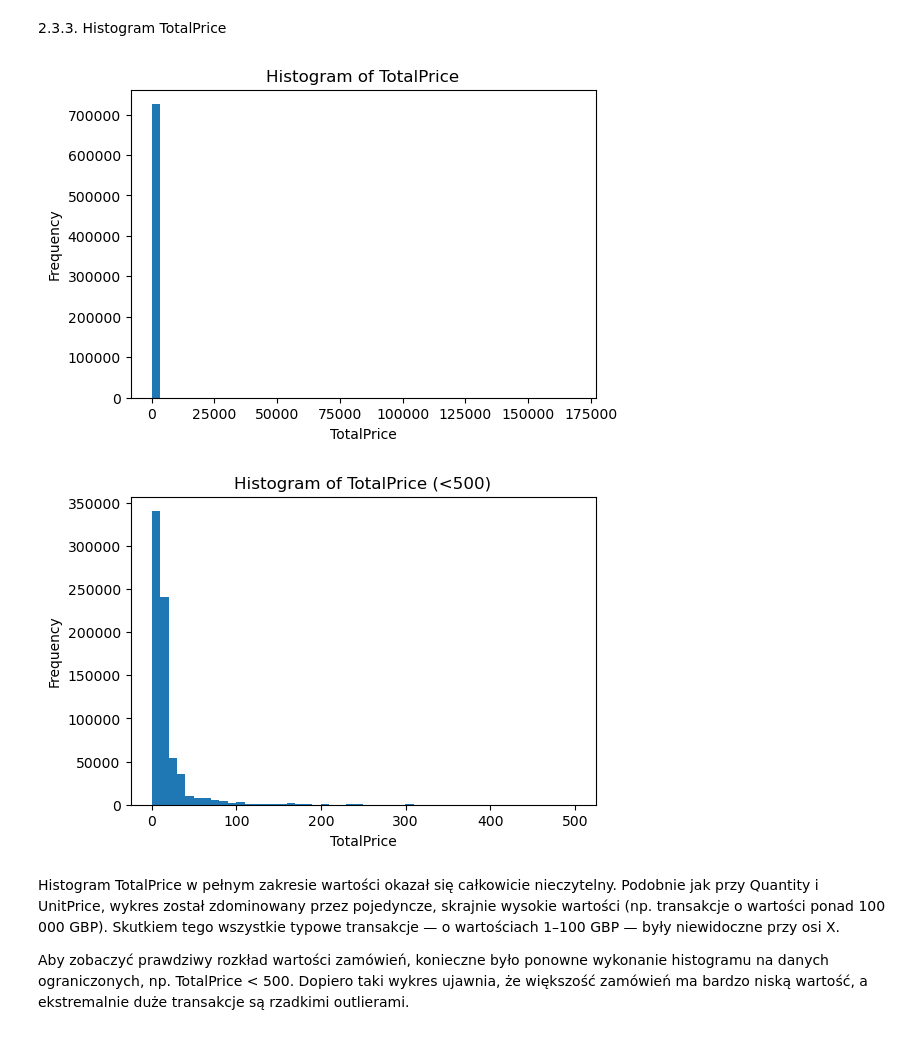
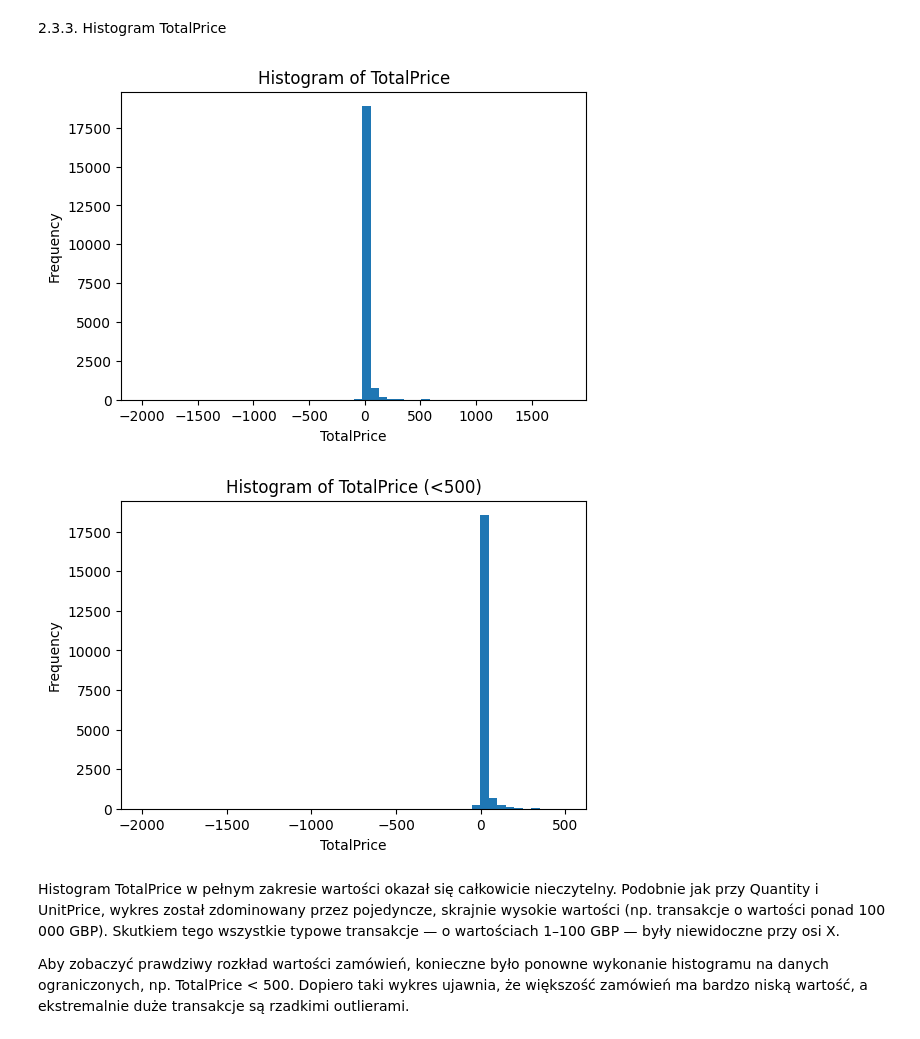
Before and after one commit to lukaszkortals/ML_Online_Retail_II, a Jupyter notebook: notebooks/project.ipynb, the cells around one changed output. Saved outputs shown, nothing was run; the diff lists cells and outputs as text; code cells hidden in the pictures.

Commit message:
data preprocesing głównie

```diff
--- a/notebooks/project.ipynb
+++ b/notebooks/project.ipynb
@@ -13,20 +37,9 @@ dekoracyjne i prezenty. Zbiór obejmuje okres od 01.12.2009 do 09.12.2011 i zawi
 # %%
-import pandas as pd
-
-# wczytanie danych
-file_path = "../data/online_retail_II.xlsx"
-df1 = pd.read_excel(file_path, sheet_name="Year 2009-2010")
-df2 = pd.read_excel(file_path, sheet_name="Year 2010-2011")
-
-# łączenie danych
-df = pd.concat([df1, df2], ignore_index=True)
-
-# konwersja typu kolumny InvoiceDate na datetime
-df["InvoiceDate"] = pd.to_datetime(df["InvoiceDate"])
-
-# tworzenie kolumny TotalPrice
+# domyślnie jest 1000 żeby nie czekać 3 dni
+df = load_df_from_kaggle(max_rows=10000)
+#df = Or2.load_local()
+# todo PRZENIESC DO AJKIEGOS PREPROCES DATA CZY COS
 df["TotalPrice"] = df["Quantity"] * df["Price"]
-
 df.head()
 df.info()
 # %% [output]
@@ -54,18 +64,0 @@ memory usage: 73.3+ MB
-# %%
-# Usuń anulowane faktury (Invoice zaczyna się od "C")
-df = df[~df["Invoice"].astype(str).str.startswith("C")]
-
-# Usuń rekordy z Quantity <= 0 i Price <= 0
-df = df[(df["Quantity"] > 0) & (df["Price"] > 0)]
-
-# Usuń rekordy bez Customer ID
-df = df[df["Customer ID"].notna()]
-
-# Zamiana typ Customer ID na int
-df["Customer ID"] = df["Customer ID"].astype(int)
-
-# Filtrowanie tylko na UK
-df = df[df["Country"] == "United Kingdom"]
-
-df.info()
-df.head()
@@ -142,21 +131,21 @@ Pierwszy histogram wykonany dla wszystkich wartości UnitPrice też okazał się
 2.3.3. Histogram TotalPrice
 # %%
 plt.figure(figsize=(6,4))
-plt.hist(df["TotalPrice"], bins=50)
+plt.hist(df[COL_TOTAL_PRICE], bins=50)
 plt.title("Histogram of TotalPrice")
 plt.xlabel("TotalPrice")
 plt.ylabel("Frequency")
 plt.show()
 
 plt.figure(figsize=(6,4))
-plt.hist(df[df["TotalPrice"] < 500]["TotalPrice"], bins=50)
+plt.hist(df[df[COL_TOTAL_PRICE] < 500][COL_TOTAL_PRICE], bins=50)
 plt.title("Histogram of TotalPrice (<500)")
 plt.xlabel("TotalPrice")
 plt.ylabel("Frequency")
 plt.show()
 # %% [output]
-[figure, old version]
+[figure, new version]
-[figure, old version]
+[figure, new version]
 # %% [markdown]
 Histogram TotalPrice w pełnym zakresie wartości okazał się całkowicie nieczytelny. Podobnie jak przy Quantity i UnitPrice, wykres został zdominowany przez pojedyncze, skrajnie wysokie wartości (np. transakcje o wartości ponad 100 000 GBP). Skutkiem tego wszystkie typowe transakcje — o wartościach 1–100 GBP — były niewidoczne przy osi X.
 
```
Also changed, not shown: parts of 21 cells of this notebook, 8 other files.
